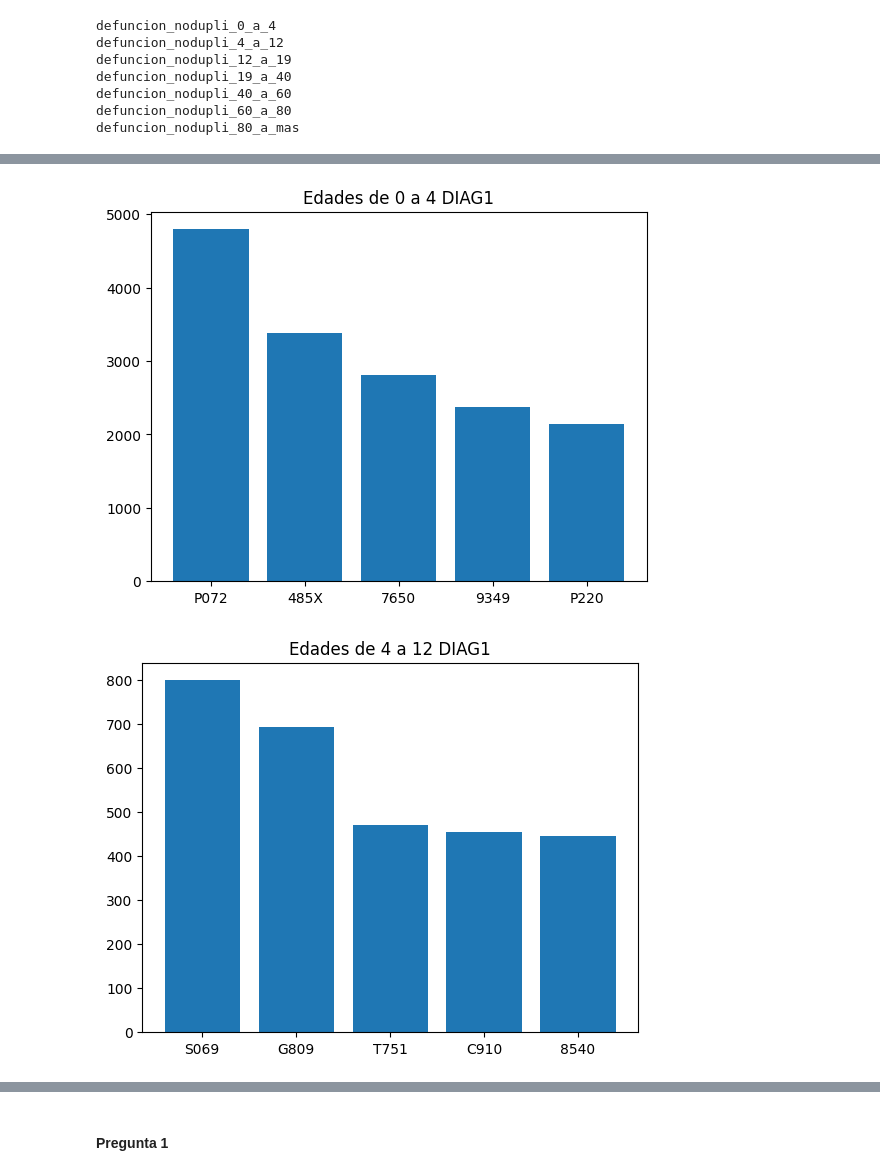
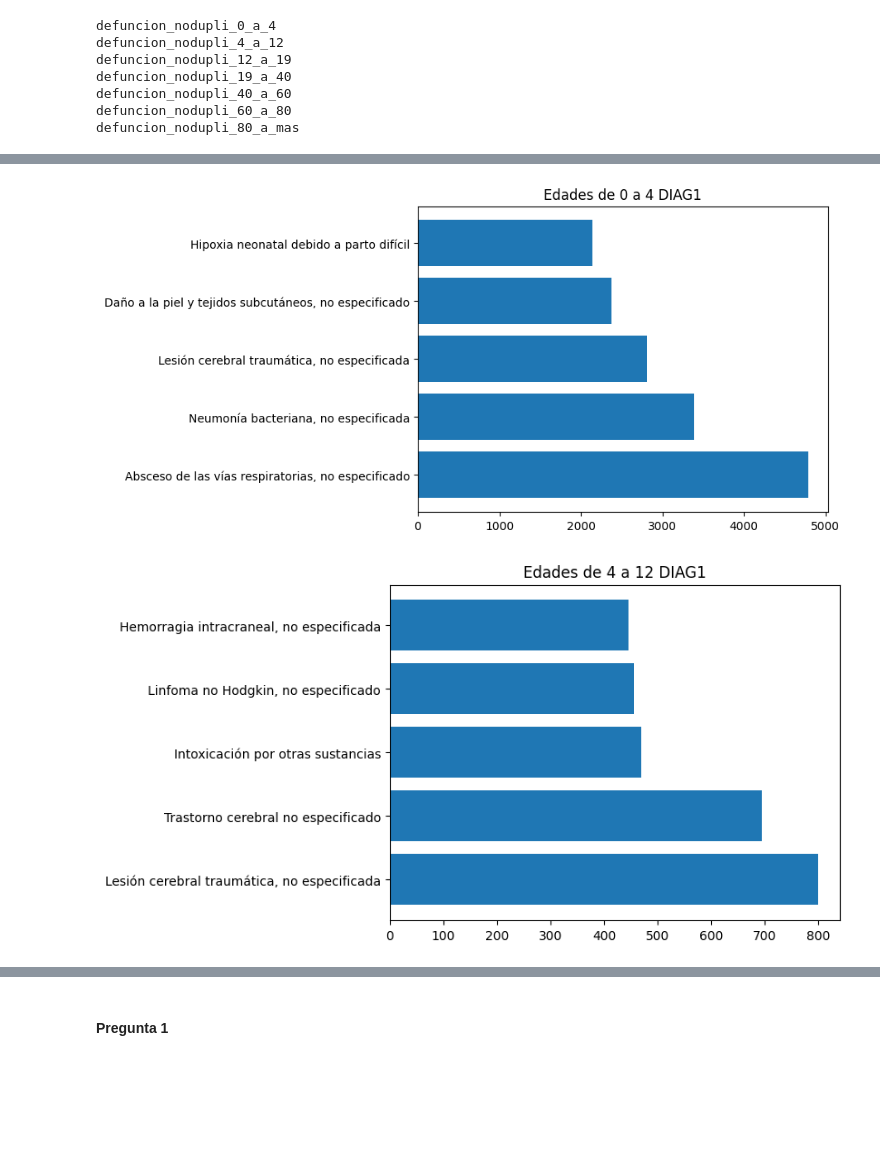
Before and after one commit to siwikiwi/ATDC--imt2200, a Jupyter notebook: proyecto_inicial.ipynb, the cells around one changed output, grey strips where cells are left out. Saved outputs shown, nothing was run; the diff lists cells and outputs as text; code cells hidden in the pictures; blank space fills up the shorter version.

```diff
--- a/proyecto_inicial.ipynb
+++ b/proyecto_inicial.ipynb
@@ -217,8 +256,8 @@ defuncion_nodupli_80_a_mas
 # %%
 #Graficamos todos los diag2
 for i in lista_tops_edades_diag_2:
-    plt.bar(i["DIAG2"], i[0])
-    print(i.name)
+    i['DIAG2'] = i['DIAG2'].replace(enfermedades)
+    plt.barh(i["DIAG2"], i[0])
     plt.title("Edades de " + i.name.split("_")[2] + " a " + i.name.split("_")[4] + " DIAG2")
     plt.show()
 # %% [output]
@@ -239,9 +276,10 @@ defuncion_nodupli_80_a_mas
 # %%
 #Graficamos todos los diag 1
 for i in lista_tops_edades:
-    plt.bar(i["DIAG1"], i[0])
+    i['DIAG1'] = i['DIAG1'].replace(enfermedades)
+    plt.barh(i["DIAG1"], i[0])
     plt.title("Edades de " + i.name.split("_")[2] + " a " + i.name.split("_")[4] + " DIAG1")
     plt.show()
 # %% [output]
-[figure, old version]
+[figure, new version]
-[figure, old version]
+[figure, new version]
```
Also changed, not shown: parts of 16 cells of this notebook.
